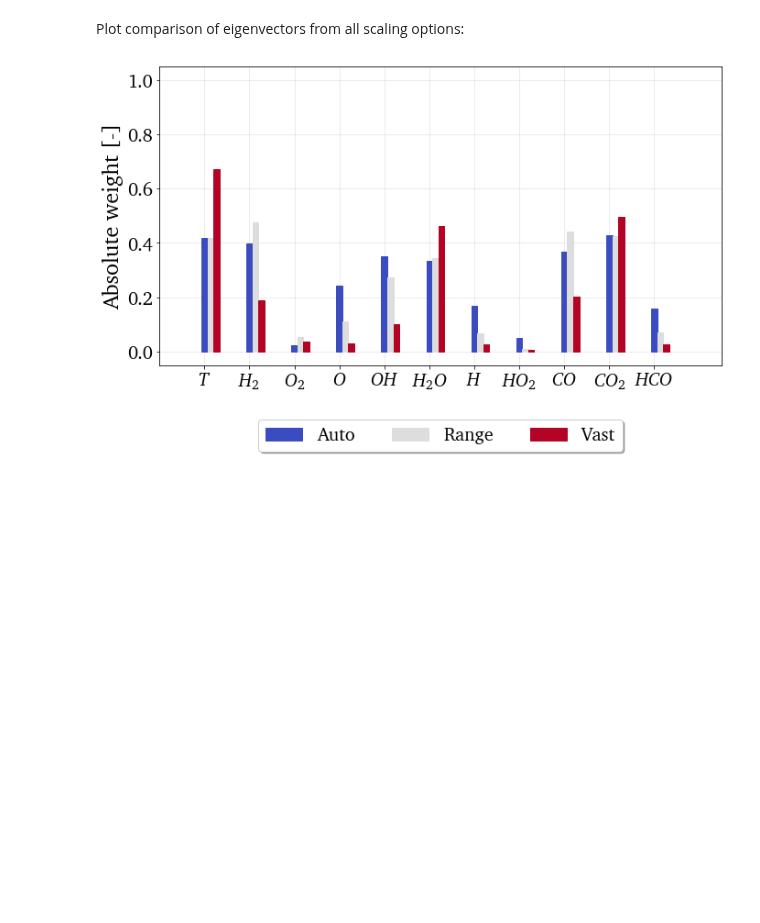
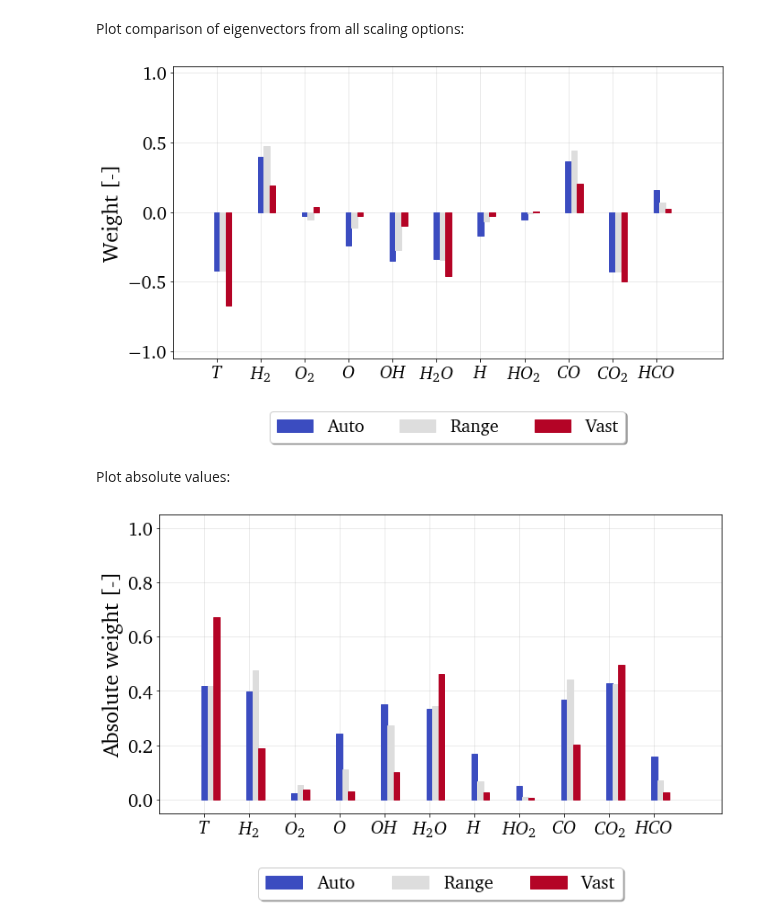
Before and after one commit to kamilazdybal/PCAfold, a Jupyter notebook: docs/tutorials/demo-pca.ipynb, the cells around one changed output. Cells and saved outputs as stored; diff of their text form; code cells hidden in the pictures; blank space fills up the shorter version.

```diff
--- a/docs/tutorials/demo-pca.ipynb
+++ b/docs/tutorials/demo-pca.ipynb
@@ -226,6 +232,12 @@ plt = reduction.plot_eigenvectors(pca_X_Auto.Q[:,0], eigenvectors_indices=[], va
 [figure]
 # %% [markdown]
 Plot comparison of eigenvectors from all scaling options:
+# %%
+plt = reduction.plot_eigenvectors_comparison((pca_X_Auto.Q[:,0], pca_X_Range.Q[:,0], pca_X_Vast.Q[:,0]), legend_labels=['Auto', 'Range', 'Vast'], variable_names=X_names, plot_absolute=False, color_map='coolwarm', title=None, save_filename=None)
+# %% [output]
+[figure, added]
+# %% [markdown]
+Plot absolute values:
 # %%
 plt = reduction.plot_eigenvectors_comparison((pca_X_Auto.Q[:,0], pca_X_Range.Q[:,0], pca_X_Vast.Q[:,0]), legend_labels=['Auto', 'Range', 'Vast'], variable_names=X_names, plot_absolute=True, color_map='coolwarm', title=None, save_filename=None)
 # %% [output]
```
Also changed, not shown: parts of 10 cells of this notebook, 2 other files.
